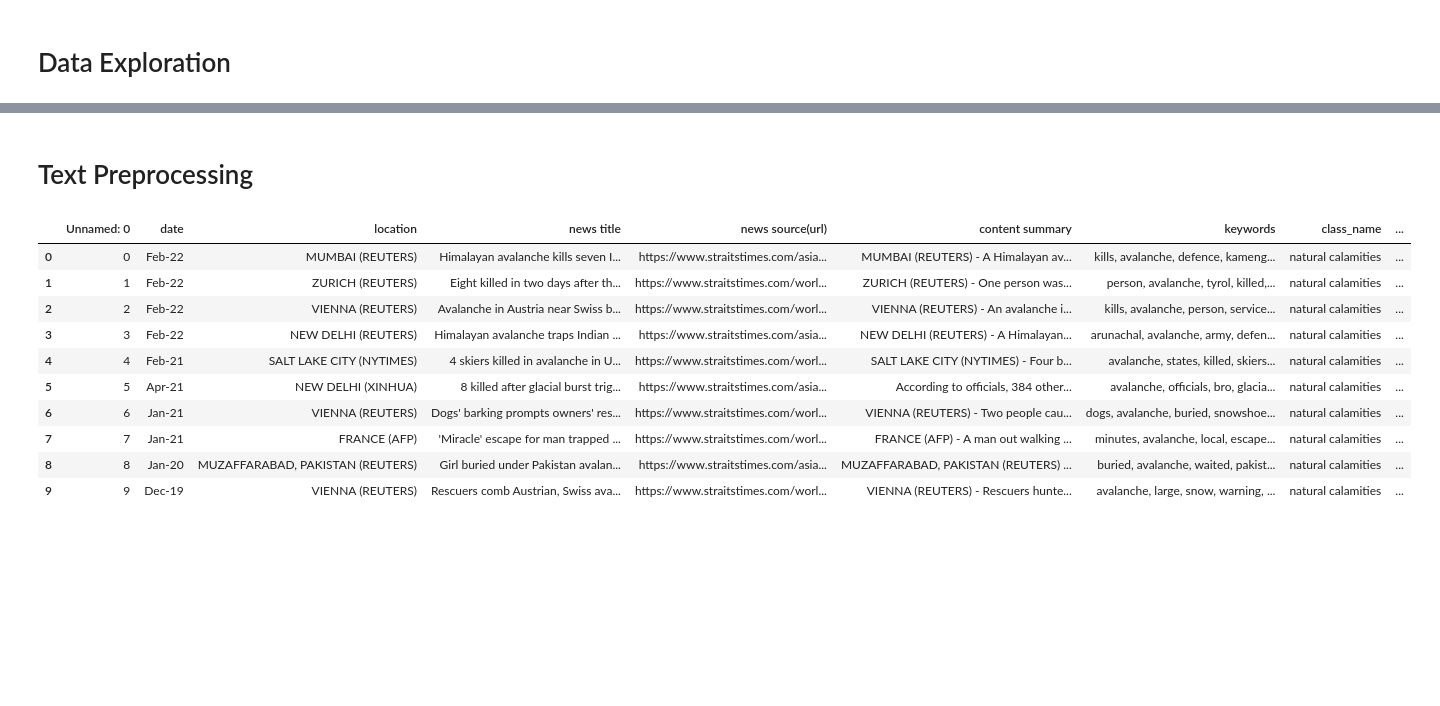
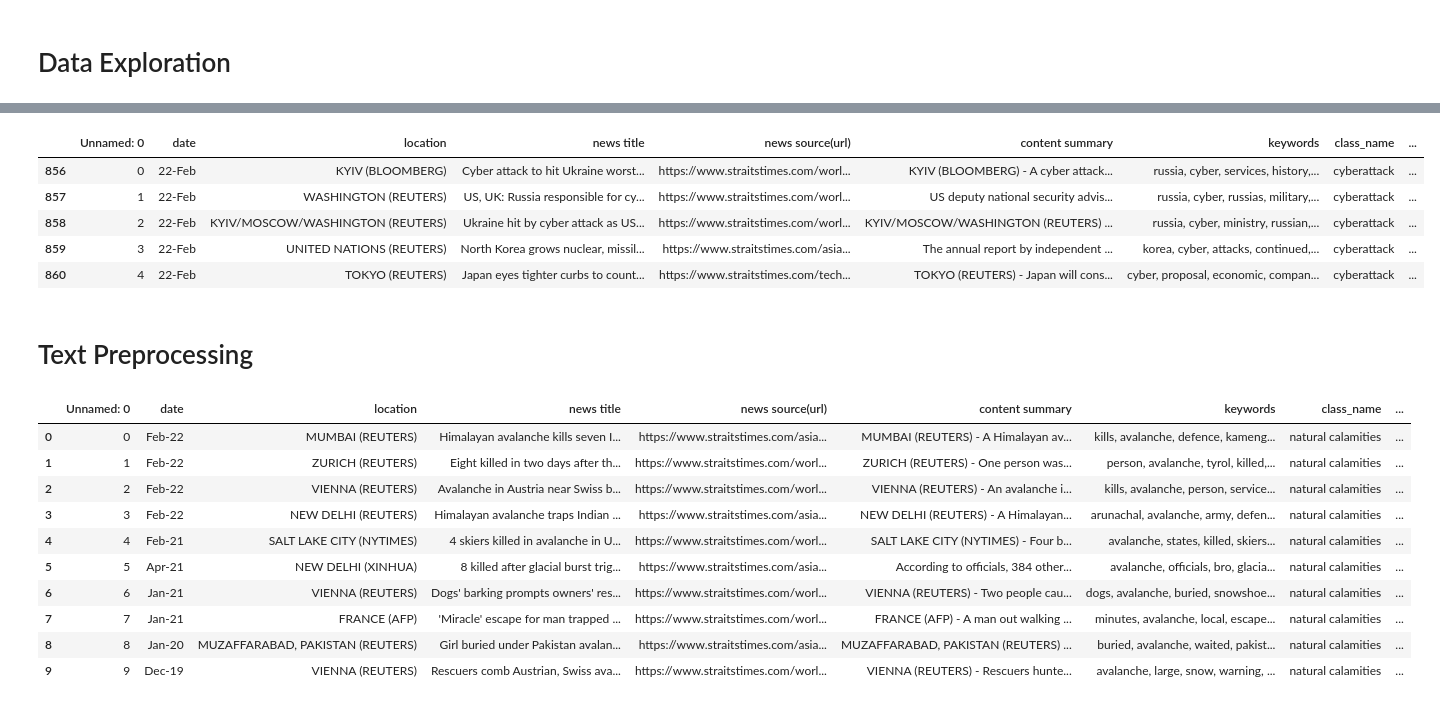
Before and after one commit to Shawntwj/FSX, a Jupyter notebook: News Classifier/FYP Article Classification Codes.ipynb, the cells around one changed output, grey strips where cells are left out. Cells and saved outputs as stored; diff of their text form; code cells hidden in the pictures; blank space fills up the shorter version.

```diff
--- a/News Classifier/FYP Article Classification Codes.ipynb
+++ b/News Classifier/FYP Article Classification Codes.ipynb
@@ -99,3 +134,14 @@ category
+# %%
+filtered_df = df[df['new_class_name'] == 'cyberattack']
+# %%
+filtered_df.head()
+# %% [output]
+|  | Unnamed: 0 | date | location | news title | news source(url) | content summary | keywords | class_name | ... |
+| 856 | 0 | 22-Feb | KYIV (BLOOMBERG) | Cyber attack to hit Ukraine worst... | https://www.straitstimes.com/worl... | KYIV (BLOOMBERG) - A cyber attack... | russia, cyber, services, history,... | cyberattack | ... |
+| 857 | 1 | 22-Feb | WASHINGTON (REUTERS) | US, UK: Russia responsible for cy... | https://www.straitstimes.com/worl... | US deputy national security advis... | russia, cyber, russias, military,... | cyberattack | ... |
+| 858 | 2 | 22-Feb | KYIV/MOSCOW/WASHINGTON (REUTERS) | Ukraine hit by cyber attack as US... | https://www.straitstimes.com/worl... | KYIV/MOSCOW/WASHINGTON (REUTERS) ... | russia, cyber, ministry, russian,... | cyberattack | ... |
+| 859 | 3 | 22-Feb | UNITED NATIONS (REUTERS) | North Korea grows nuclear, missil... | https://www.straitstimes.com/asia... | The annual report by independent ... | korea, cyber, attacks, continued,... | cyberattack | ... |
+| 860 | 4 | 22-Feb | TOKYO (REUTERS) | Japan eyes tighter curbs to count... | https://www.straitstimes.com/tech... | TOKYO (REUTERS) - Japan will cons... | cyber, proposal, economic, compan... | cyberattack | ... |
 # %% [markdown]
 # Text Preprocessing
 # %%
```
Also changed, not shown: parts of 19 cells of this notebook, 10 other files.
